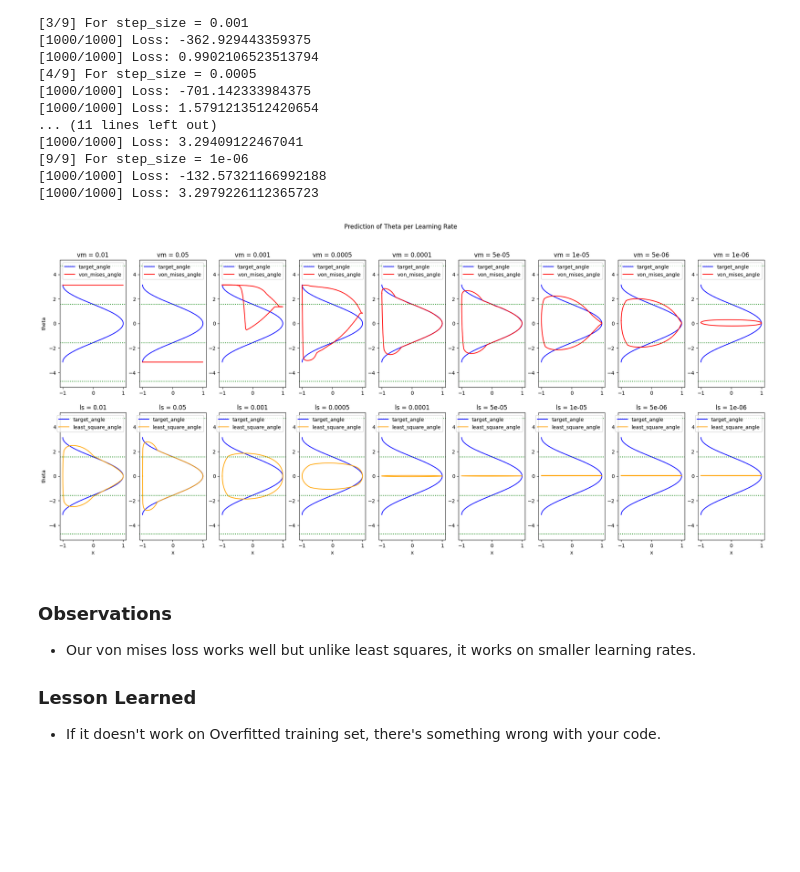
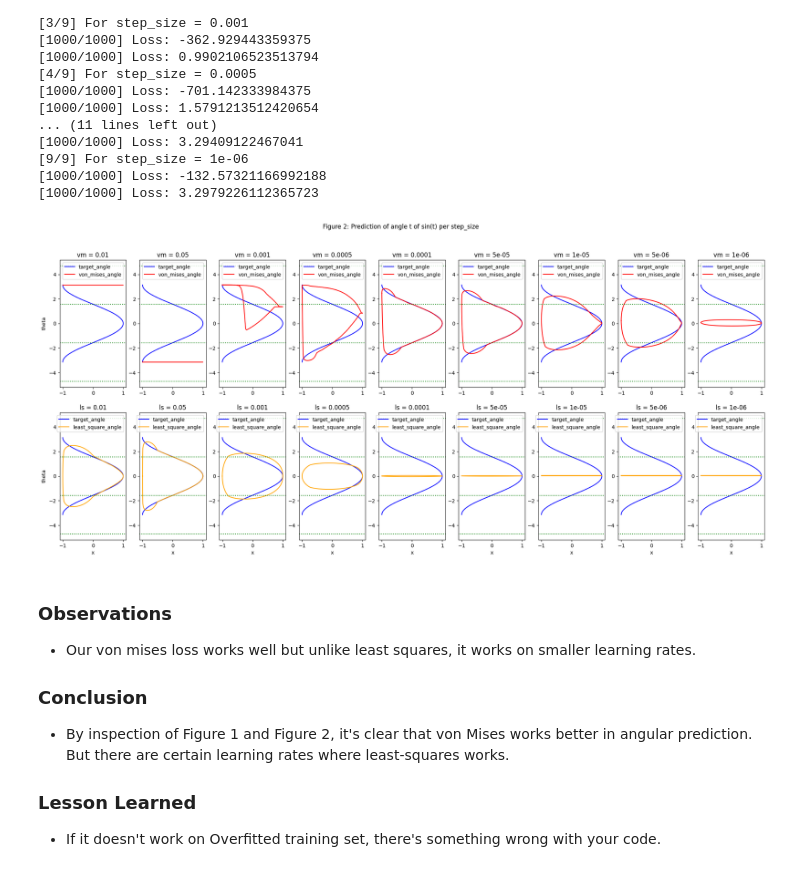
Before and after one commit to jumzzz/understanding-dl, a Jupyter notebook: ch-05/exercises/03-von-mises-loss-function.ipynb, the cells around one changed output. Cells and saved outputs as stored; diff of their text form; code cells hidden in the pictures; blank space fills up the shorter version.

```diff
--- a/ch-05/exercises/03-von-mises-loss-function.ipynb
+++ b/ch-05/exercises/03-von-mises-loss-function.ipynb
@@ -298,38 +318,41 @@ fig, axs = plt.subplots(2, len(step_sizes), figsize=figsize)
 for step_size, preds in prediction_data.items():
     axs[0, counter].plot(X_test[:,0].reshape(-1), y_test.reshape(-1), color='blue', label='target_angle')
     axs[0, counter].plot(X_test[:,0].reshape(-1), preds['y_pred_vm'], color='red', label='von_mises_angle')
     axs[0, counter].axhline(- 3 * np.pi / 2, linestyle='dotted', color='green')
     axs[0, counter].axhline(- 1 * np.pi / 2, linestyle='dotted', color='green')
     axs[0, counter].axhline( 1 * np.pi / 2, linestyle='dotted', color='green')
     axs[0, counter].axhline( 3 * np.pi / 2, linestyle='dotted', color='green')
     axs[0, counter].legend()
 
     axs[1, counter].plot(X_test[:,0].reshape(-1), y_test.reshape(-1), color='blue', label='target_angle')
     axs[1, counter].plot(X_test[:,0].reshape(-1), preds['y_pred_ls'], color='orange', label='least_square_angle')
     axs[1, counter].axhline(- 3 * np.pi / 2, linestyle='dotted', color='green')
     axs[1, counter].axhline(- 1 * np.pi / 2, linestyle='dotted', color='green')
     axs[1, counter].axhline( 1 * np.pi / 2, linestyle='dotted', color='green')
     axs[1, counter].axhline( 3 * np.pi / 2, linestyle='dotted', color='green' )
     axs[1, counter].legend()
 
     if counter == 0:
         axs[0, counter].set_ylabel('theta')
         axs[1, counter].set_ylabel('theta')
 
     axs[1, counter].set_xlabel('x')
 
     axs[0, counter].set_title(f'vm = {step_size}')
     axs[1, counter].set_title(f'ls = {step_size}')
 
     counter += 1
 
-fig.suptitle('Prediction of Theta per Learning Rate')
+fig.suptitle('Figure 2: Prediction of angle t of sin(t) per step_size')
 plt.show()
 # %% [output]
-[figure, old version]
+[figure, new version]
 # %% [markdown]
 ### Observations
 - Our von mises loss works well but unlike least squares, it works on smaller learning rates.
 
+### Conclusion
+- By inspection of Figure 1 and Figure 2, it's clear that von Mises works better in angular prediction. But there are certain learning rates where least-squares works.
+
 ### Lesson Learned
 - If it doesn't work on Overfitted training set, there's something wrong with your code.
```
Also changed, not shown: parts of 1 cell of this notebook.
